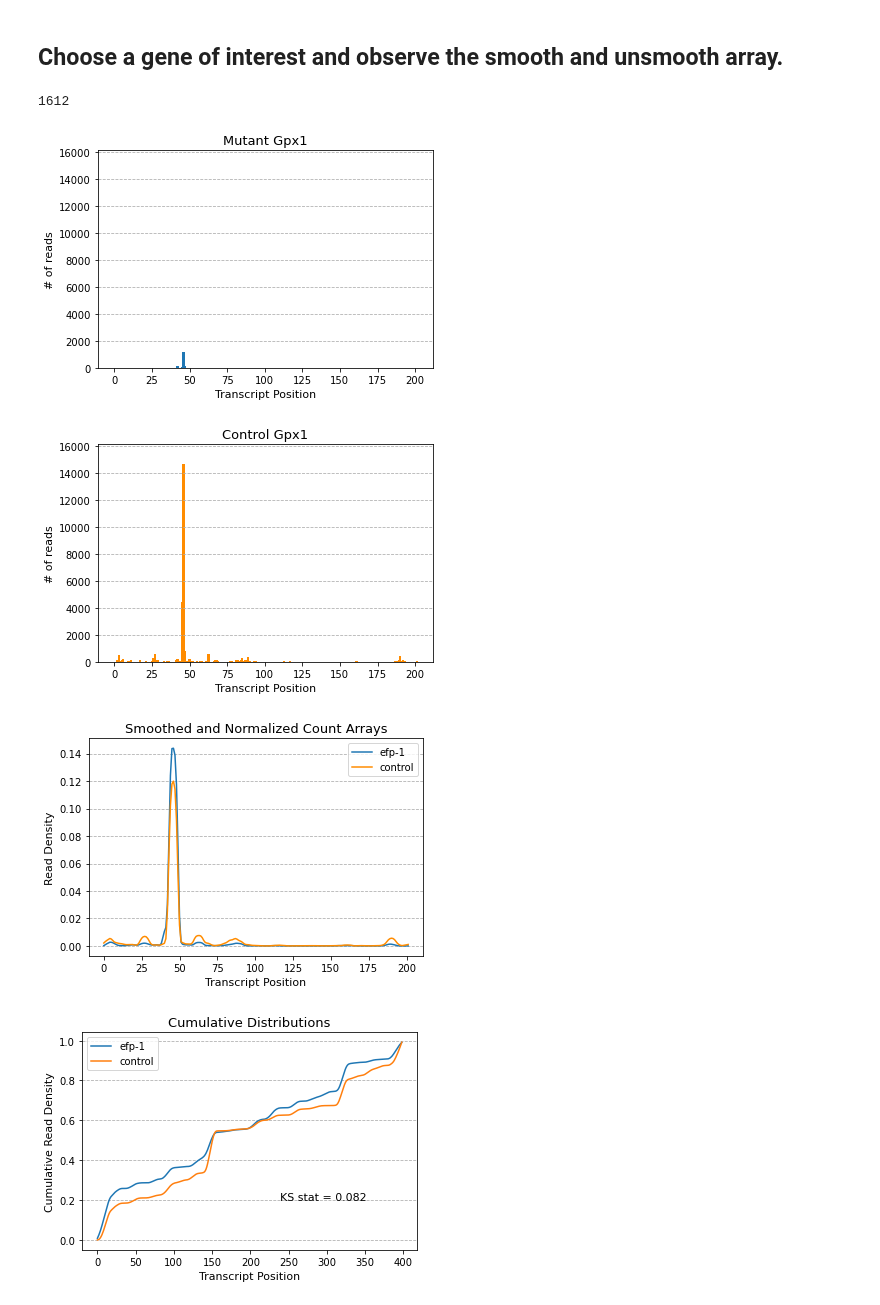
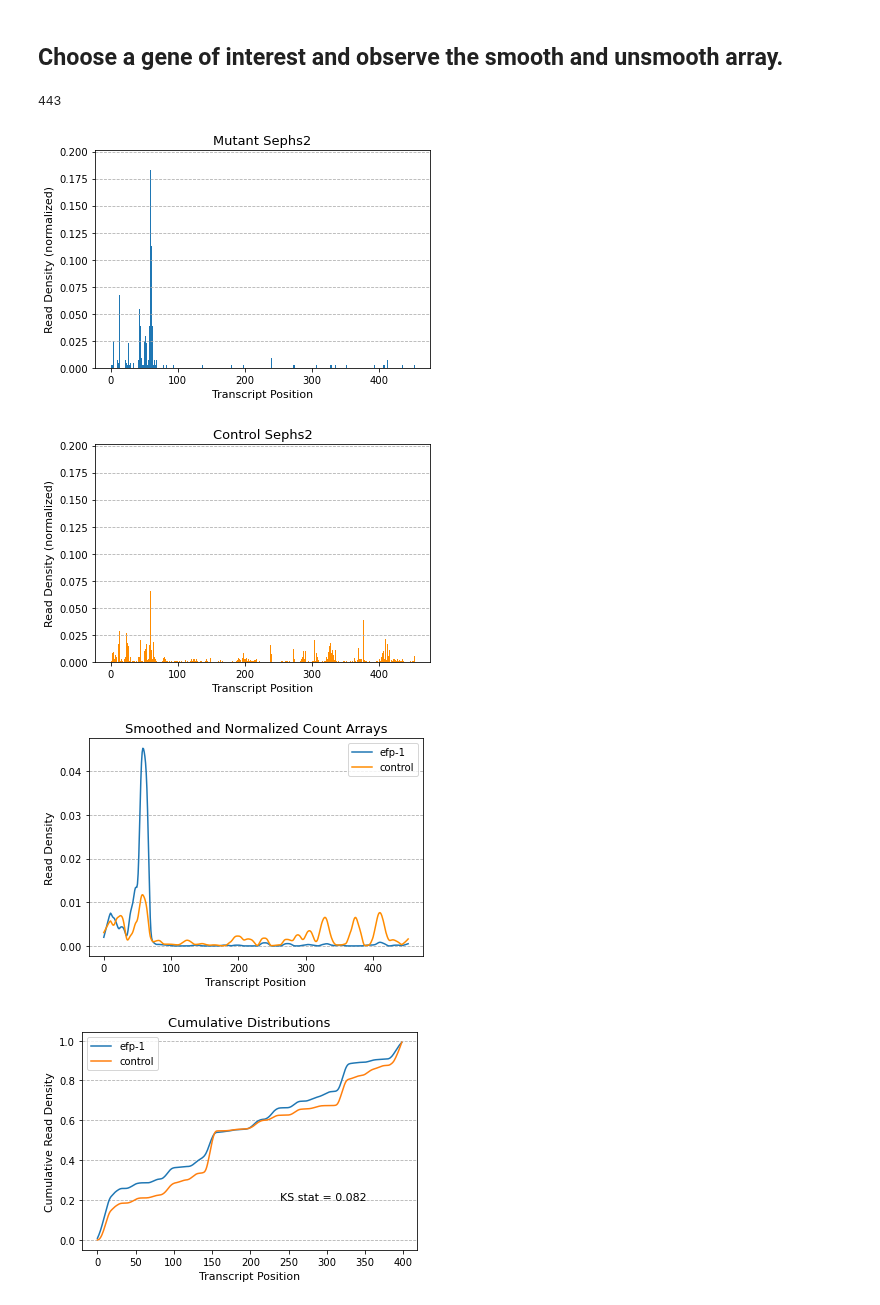
Before and after one commit to Raif-fl/Fall_2021_Work_journal, a Jupyter notebook: KS_stat/villar_KS_like.ipynb, the cells around one changed output. Cells and saved outputs as stored; diff of their text form; code cells hidden in the pictures.

```diff
--- a/KS_stat/villar_KS_like.ipynb
+++ b/KS_stat/villar_KS_like.ipynb
@@ -154,7 +154,7 @@ ax = kat.big_dif(diff_dist, gene_list, mutant_list, control_list, figsize = (16,
 # %%
 # Choosing a gene of interest to calculate the elongation rates of.
 # Get the transcript and vector for the gene of interest.
-my_gene = 'Gpx1'
+my_gene = 'Sephs2'
 my_vec_mutant = None
 my_vec_control = None
 for tr_m, tr_c, name in zip(data_mutant, data_control, names_mutant):
@@ -169,30 +169,30 @@ smoothed_vec_c, cumul_c = kat.get_smoothed_vector(my_vec_control+0.00000000001)
 # %%
 sum(my_vec_mutant)
 # %% [output]
-1612
+443
 # %%
-maxi = max([max(my_vec_mutant), max(my_vec_control)])
+maxi = max([max(my_vec_mutant/sum(my_vec_mutant)), max(my_vec_control/sum(my_vec_control))])
 
-plt.bar(list(range(len(my_vec_mutant))),my_vec_mutant, width = 1.4)
+plt.bar(list(range(len(my_vec_mutant))),my_vec_mutant/sum(my_vec_mutant), width = 1.4)
 plt.ylim([0,maxi*1.1])
-plt.ylabel("# of reads", fontsize = 11)
+plt.ylabel("Read Density (normalized)", fontsize = 11)
 plt.xlabel("Transcript Position", fontsize = 11)
 plt.title("Mutant " + my_gene, fontsize = 13)
 axes = plt.gca()
 axes.yaxis.grid(linestyle = "--")
 plt.savefig(image_path + my_gene + '_mutant_array.pdf')
 plt.show()
-plt.bar(list(range(len(my_vec_mutant))), my_vec_control, color = "darkorange", width = 1.4)
+plt.bar(list(range(len(my_vec_mutant))), my_vec_control/sum(my_vec_control), color = "darkorange", width = 1.4)
 plt.ylim([0,maxi*1.1])
-plt.ylabel("# of reads", fontsize = 11)
+plt.ylabel("Read Density (normalized)", fontsize = 11)
 plt.xlabel("Transcript Position", fontsize = 11)
 plt.title("Control " + my_gene, fontsize = 13)
 axes = plt.gca()
 axes.yaxis.grid(linestyle = "--")
 plt.savefig(image_path + my_gene + '_control_array.pdf')
 # %% [output]
-[figure, old version]
+[figure, new version]
-[figure, old version]
+[figure, new version]
 # %%
 plt.plot(smoothed_vec_m, label = "efp-1")
 #plt.plot(my_vec_mutant/sum(my_vec_mutant))
@@ -205,7 +205,7 @@ axes = plt.gca()
 axes.yaxis.grid(linestyle = "--")
 plt.savefig(image_path + my_gene +'_smoothed.pdf')
 # %% [output]
-[figure, old version]
+[figure, new version]
 # %%
 ks = max(abs(cumul_m - cumul_c))
 # %%
```
Also changed, not shown: 17 other files.
